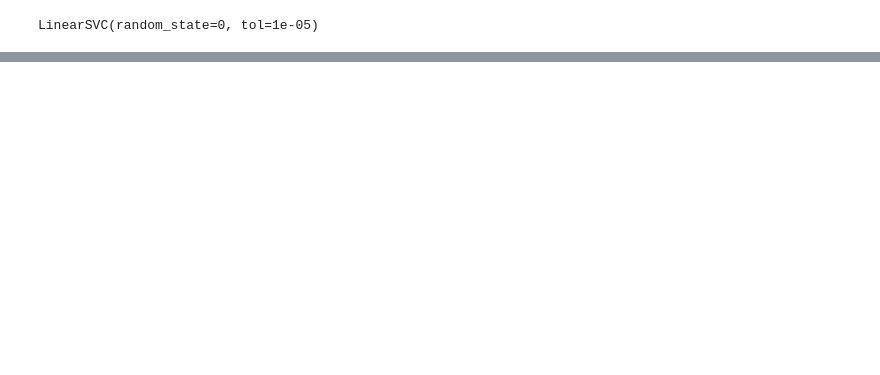
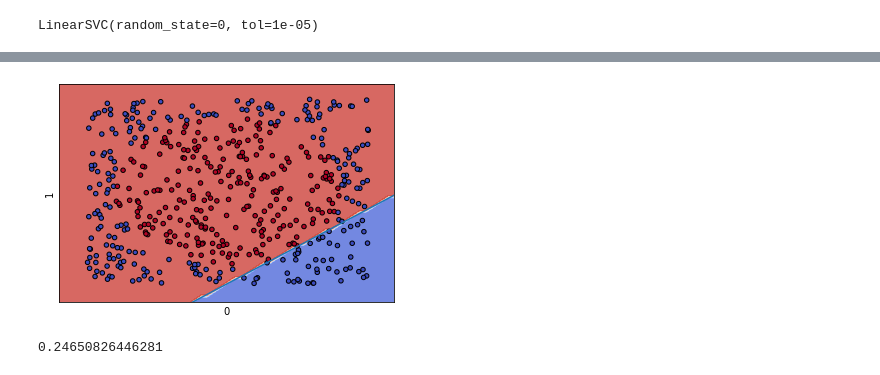
Before and after one commit to guy-amir/tree-comparison, a Jupyter notebook: knn_svm.ipynb, the cells around one changed output, grey strips where cells are left out. Cells and saved outputs as stored; diff of their text form; code cells hidden in the pictures; blank space fills up the shorter version.

Commit message:
completed knn and 1st devision2

```diff
--- a/knn_svm.ipynb
+++ b/knn_svm.ipynb
@@ -53,3 +54,12 @@ X,y = lib.generate_triangle(samples=500)
+# %%
+def devision(X,y,svm):
+    w = svm.coef_[0]
+    a = -w[0] / w[1]
+    Xsvm = a * X[:,0] - (svm.intercept_[0]) / w[1]
+    div = np.copy(y)
+    div.fill(0)
+    div[X[:,1]>Xsvm] = 1
+    return div
 # %%
 #caluculate nearest neighbors
 def find_nn(X,y,n_neighbors=50,n_most_different=50):
@@ -72,6 +82,13 @@ def find_proper_devision(X,y):
         combined_score.append(clf.score(Xs[i], ys[i])*var[i])
     am = np.argmax(combined_score)
     return clf.fit(Xs[am], ys[am])
+# %%
+def smallify_dataset(X,y,div):
+    y_left = y[div==0]
+    X_left = X[div==0]
+    y_right = y[div==1]
+    X_right = X[div==1]
+    return X_left, y_left,  X_right,  y_right
 # %%
 cs = find_proper_devision(X,y)
 cs
@@ -117,0 +115,18 @@ plotting_funciton(clf,X,y)
+# %%
+#generate X,y
+X,y = lib.generate_circle(samples=500)
+#find proper devision
+svm = find_proper_devision(X,y)
+#define divider function
+div = devision(X,y,svm)
+#calculate SVM over children
+X_left, y_left,  X_right,  y_right = smallify_dataset(X,y,div)
+# svm_left = find_proper_devision(X_left, y_left)
+svm_right = find_proper_devision(X_right,  y_right)
+plotting_funciton(svm_right,X,y)
+# %% [output]
+[figure, added]
+# %%
+np.var(y_right)
+# %% [output]
+0.24650826446281
```
Also changed, not shown: parts of 12 cells of this notebook.
